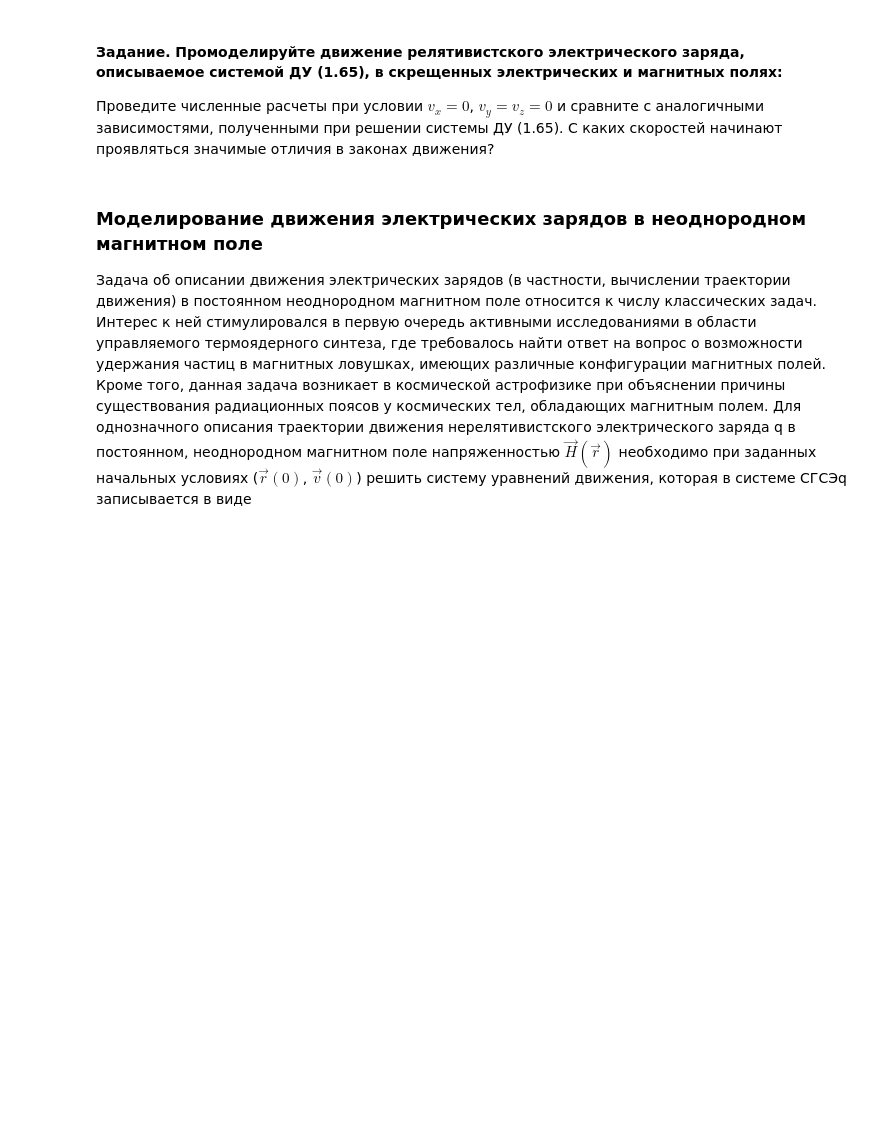
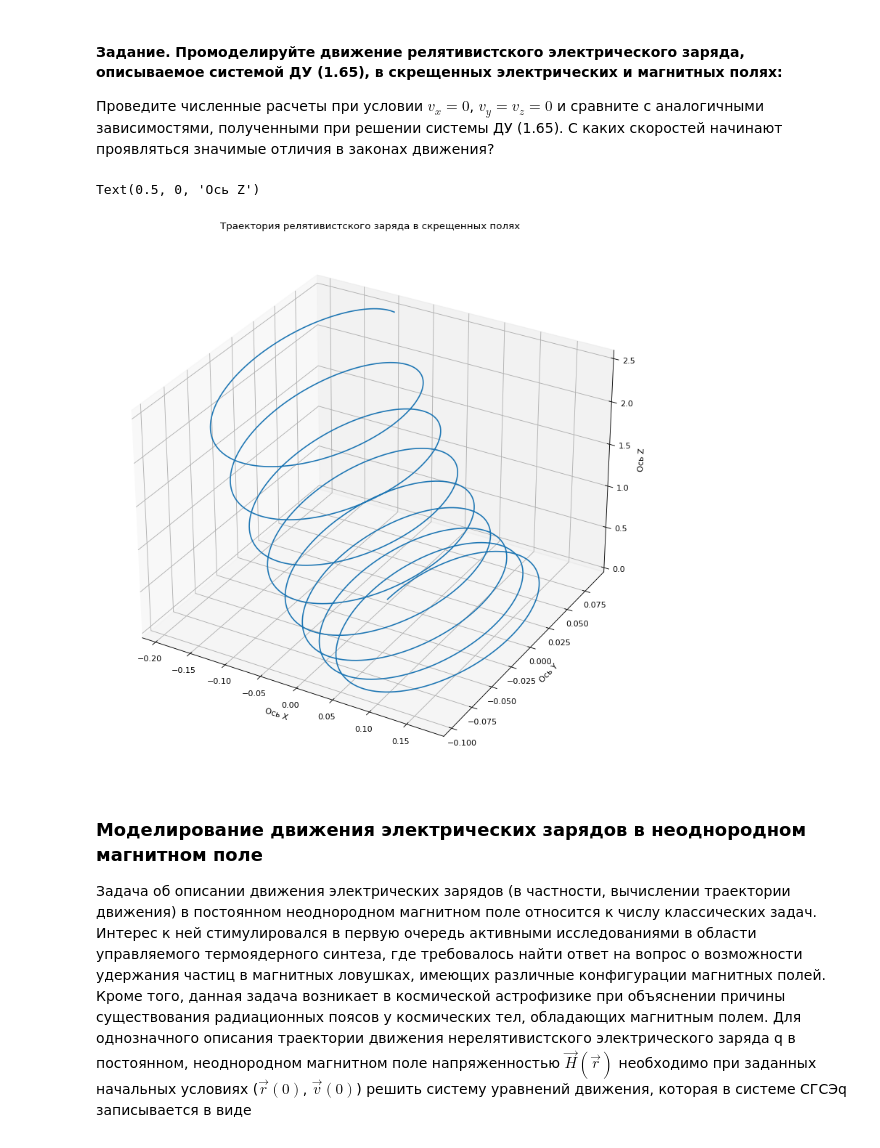
Before and after one commit to Pokulord/PhysModelling, a Jupyter notebook: Lab5.ipynb, the cells around one changed output. Drawn from its saved outputs; the diff is of its cells as text; code cells hidden in the pictures; blank space fills up the shorter version.

```diff
--- a/Lab5.ipynb
+++ b/Lab5.ipynb
@@ -273,3 +312,54 @@ $$
+# %%
+from scipy.integrate import solve_ivp
+import numpy as np
+import matplotlib.pyplot as plt
+global B, E
+B = [0, 0, 1] # напряженность магнитного поля
+E = [0, -0.02, 0.01]
+
+def RelativisticEC(t, z):
+    x, vx, y, vy, z, vz = z
+    Bx, By, Bz = B
+    Ex, Ey, Ez = E
+
+    Fx = 2 * np.pi * Ex + 2 * np.pi * (vy * Bz - vz * By)
+    Fy = 2 * np.pi * Ey + 2 * np.pi * (vz * Bx - vx * Bz)
+    Fz = 2 * np.pi * Ez + 2 * np.pi * (vx * By - vy * Bx)
+
+    dxdt = vx
+    dvxdt = (Fx - vx * (Fx * vx + Fy * vy + Fz * vz)) * (1 - (vx**2 + vy**2 + vz**2))**0.5
+    dydt = vy
+    dvydt = (Fy - vy * (Fx * vx + Fy * vy + Fz * vz)) * (1 - (vx**2 + vy**2 + vz**2))**0.5
+    dzdt = vz
+    dvzdt = (Fz - vz * (Fx * vx + Fy * vy + Fz * vz)) * (1 - (vx**2 + vy**2 + vz**2))**0.5
+
+    return [dxdt, dvxdt, dydt, dvydt, dzdt, dvzdt]
+
+x0 = 0
+y0 = 0
+z0 = 0
+vx0 = 0
+vy0 = 0.5
+vz0 = 0
+R0 = [x0, vx0, y0, vy0, z0, vz0]
+T = [0, 10]
+
+solve = solve_ivp(RelativisticEC, T, R0, max_step = 10/1024)
+
+tf = solve.t
+R = solve.y
+
+fig = plt.figure(figsize=(12, 12), dpi = 80)
+ax = fig.add_subplot(projection = '3d')
+ax.plot(R[0,:], R[2,:], R[4,:])
+
+ax.set_title('Траектория релятивистского заряда в скрещенных полях')
+ax.set_xlabel('Ось X')
+ax.set_ylabel('Ось Y')
+ax.set_zlabel('Ось Z')
+# %% [output]
+Text(0.5, 0, 'Ось Z')
+[figure, added]
 # %% [markdown]
 ### Моделирование движения электрических зарядов в неоднородном магнитном поле
 
```
Also changed, not shown: parts of 38 cells of this notebook.
